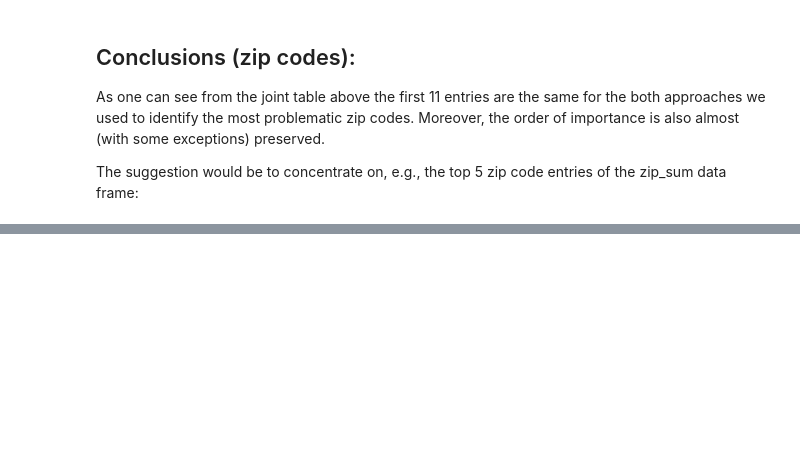
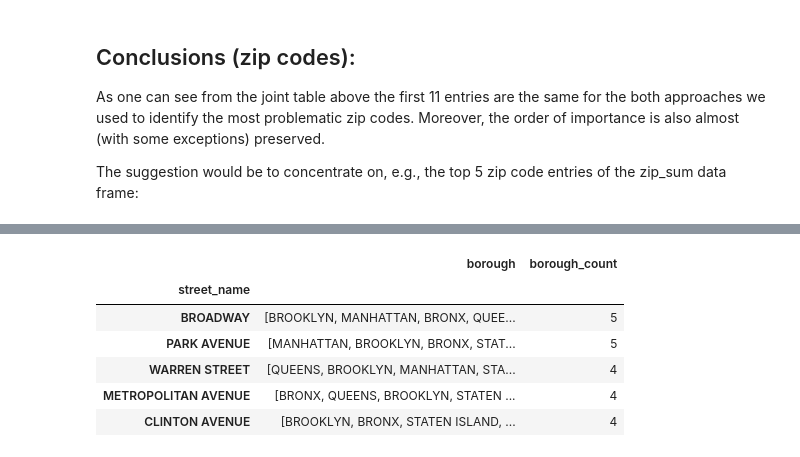
Before and after one commit to ivan-zapreev/data-science-python-projects, a Jupyter notebook: IBM_DS0720EN/capstone_02.ipynb, the cells around one changed output, grey strips where cells are left out. Cells and saved outputs as stored; diff of their text form; code cells hidden in the pictures; blank space fills up the shorter version.

```diff
--- a/IBM_DS0720EN/capstone_02.ipynb
+++ b/IBM_DS0720EN/capstone_02.ipynb
@@ -356,0 +393,20 @@ print('The top 5 problematic zip code areas:', zip_sum.index[0:5].to_list())
+# %%
+# Group by the street name and then get the list of unique boroughs the street is present in
+sb_df = dhp_df.groupby(by=['street_name'])['borough'].unique().to_frame()
+
+# Count the number of boroughs per street
+sb_df['borough_count'] = sb_df['borough'].apply(len)
+
+# Order streets by the borough count
+sb_df.sort_values(by = ['borough_count'], axis = 0, inplace = True, ascending = False)
+
+# Display the result
+display(sb_df.head())
+# %% [output]
+|  | borough | borough_count |
+| street_name |  |  |
+| BROADWAY | [BROOKLYN, MANHATTAN, BRONX, QUEE... | 5 |
+| PARK AVENUE | [MANHATTAN, BROOKLYN, BRONX, STAT... | 5 |
+| WARREN STREET | [QUEENS, BROOKLYN, MANHATTAN, STA... | 4 |
+| METROPOLITAN AVENUE | [BRONX, QUEENS, BROOKLYN, STATEN ... | 4 |
+| CLINTON AVENUE | [BROOKLYN, BRONX, STATEN ISLAND, ... | 4 |
```
Also changed, not shown: parts of 17 cells of this notebook.
